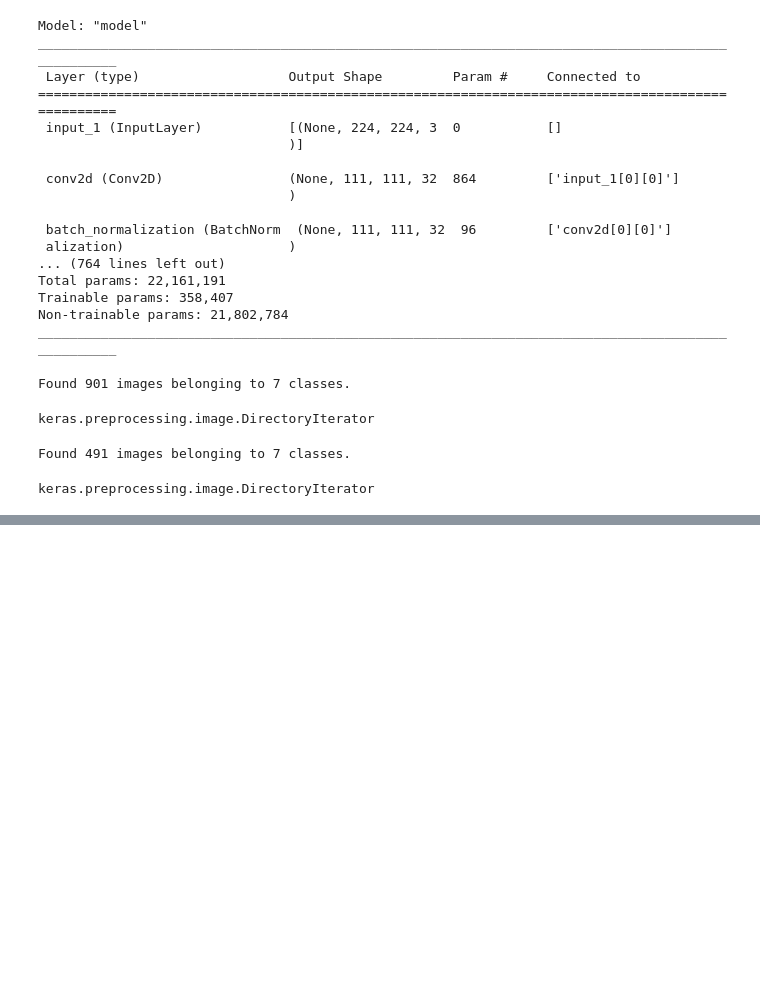
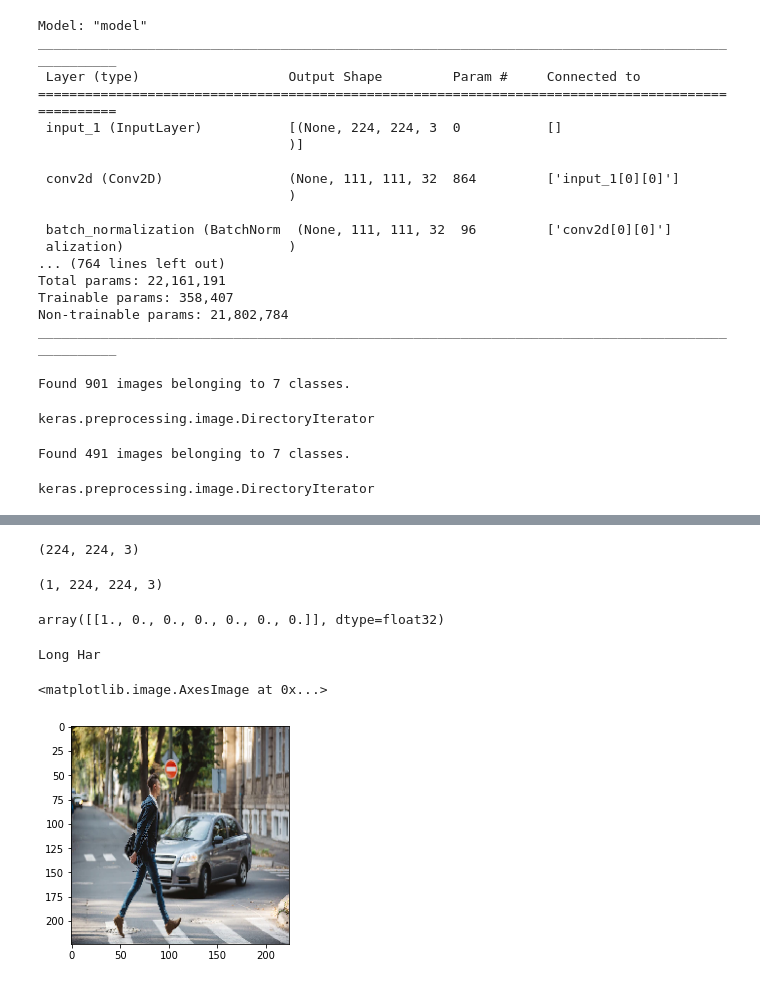
Before and after one commit to Aditya757/MyRepository, a Jupyter notebook: project_model.ipynb, the cells around one changed output, grey strips where cells are left out. Cells and saved outputs as stored; diff of their text form; code cells hidden in the pictures; blank space fills up the shorter version.

```diff
--- a/project_model.ipynb
+++ b/project_model.ipynb
@@ -182,0 +272,2 @@ UnimplementedError: ignored
+# %%
+img=image.load_img('/content/young-man-cross-street_158595-870.webp',target_size=(224,224))
@@ -182,0 +295,4 @@ UnimplementedError: ignored
+# %%
+x.shape
+# %% [output]
+(224, 224, 3)
@@ -182,0 +301,34 @@ UnimplementedError: ignored
+# %%
+import numpy as np
+x=np.expand_dims(x,axis=0)
+img_data=preprocess_input(x)
+img_data.shape
+# %% [output]
+(1, 224, 224, 3)
+# %%
+val=model.predict(img_data)
+val
+# %% [output]
+array([[1., 0., 0., 0., 0., 0., 0.]], dtype=float32)
+# %%
+if val.any()==0:
+  print("Jacket")
+if val.any()==1:
+  print("Long Har")
+if val.any()==2:
+  print("Pant")
+if val.any()==3:
+  print("Shirt")
+if val.any()==4:
+  print("Short Hair")
+if val.any()==5:
+  print("Shorts")
+if val.any()==6:
+  print("T-Shirt")
+# %% [output]
+Long Har
+# %%
+plt.imshow(img)
+# %% [output]
+<matplotlib.image.AxesImage at 0x...>
+[figure, added]
```
Also changed, not shown: parts of 19 cells of this notebook.
